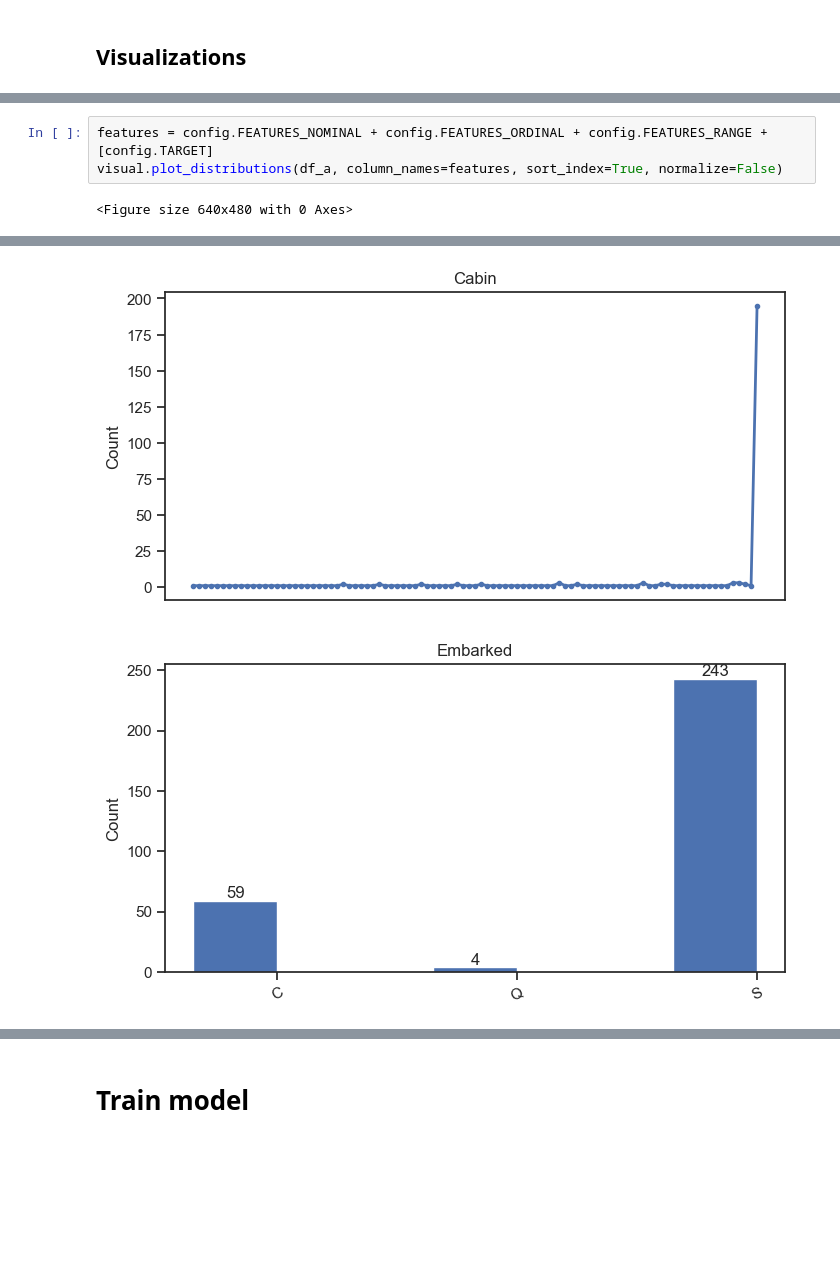
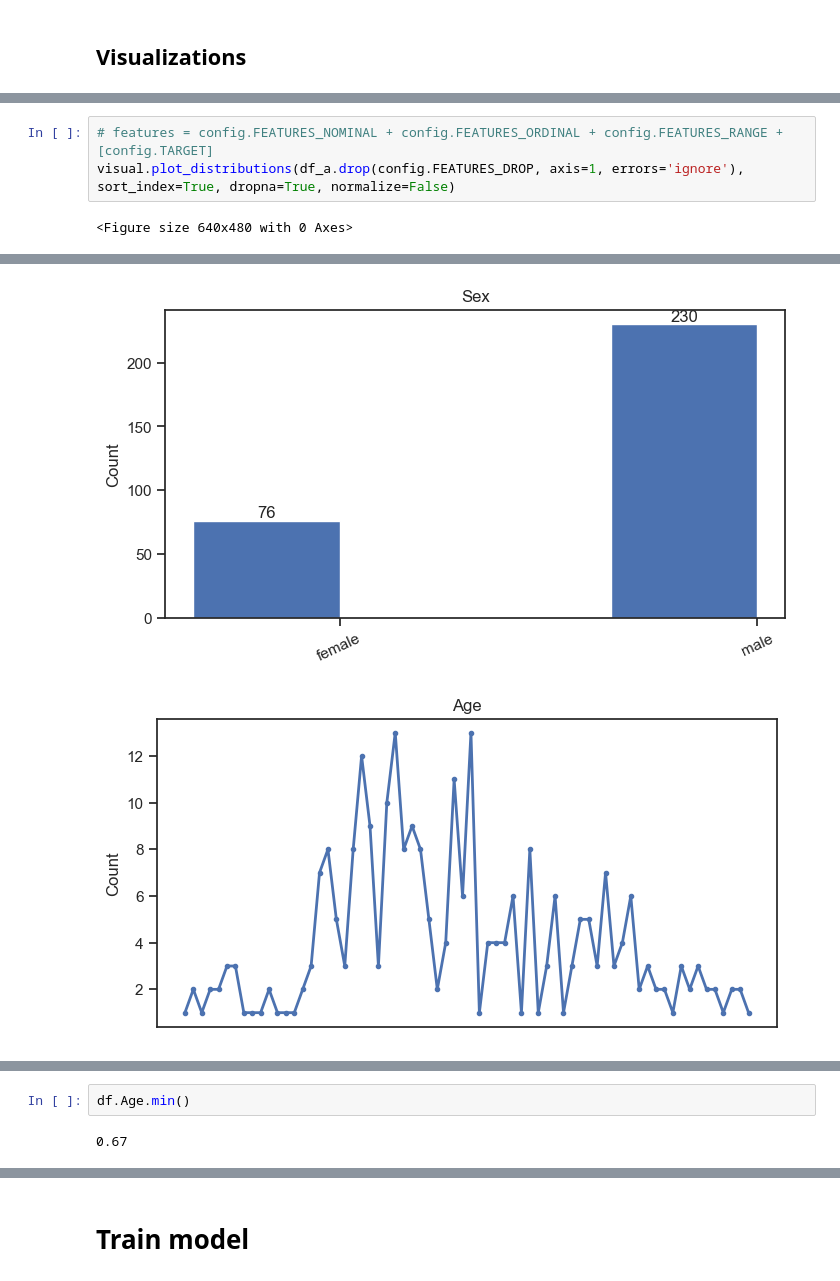
Before and after one commit to daanknoors/fl_titanic, a Jupyter notebook: notebooks/000_exploratory_data_analysis.ipynb, the cells around one changed output, grey strips where cells are left out. Cells and saved outputs as stored; diff of their text form; blank space fills up the shorter version.

```diff
--- a/notebooks/000_exploratory_data_analysis.ipynb
+++ b/notebooks/000_exploratory_data_analysis.ipynb
@@ -81,5 +120,5 @@ df_a.describe()
 # %%
-features = config.FEATURES_NOMINAL + config.FEATURES_ORDINAL + config.FEATURES_RANGE + [config.TARGET]
-visual.plot_distributions(df_a, column_names=features, sort_index=True, normalize=False)
+# features = config.FEATURES_NOMINAL + config.FEATURES_ORDINAL + config.FEATURES_RANGE + [config.TARGET]
+visual.plot_distributions(df_a.drop(config.FEATURES_DROP, axis=1, errors='ignore'), sort_index=True, dropna=True, normalize=False)
 # %% [output]
 <Figure size 640x480 with 0 Axes>
@@ -88,2 +127,2 @@ visual.plot_distributions(df_a, column_names=features, sort_index=True, normaliz
-[figure, old version]
+[figure, new version]
-[figure, old version]
+[figure, new version]
@@ -95,0 +133,4 @@ visual.plot_distributions(df_a, column_names=features, sort_index=True, normaliz
+# %%
+df.Age.min()
+# %% [output]
+0.67
```
Also changed, not shown: parts of 14 cells of this notebook, 8 other files.
